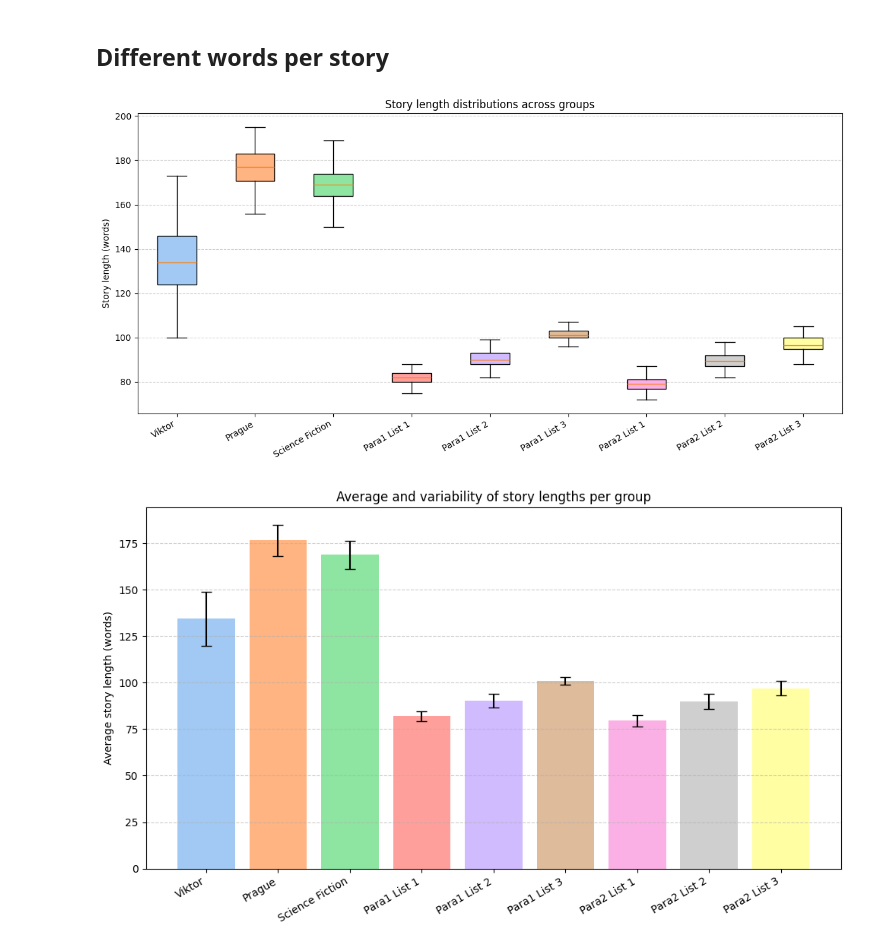
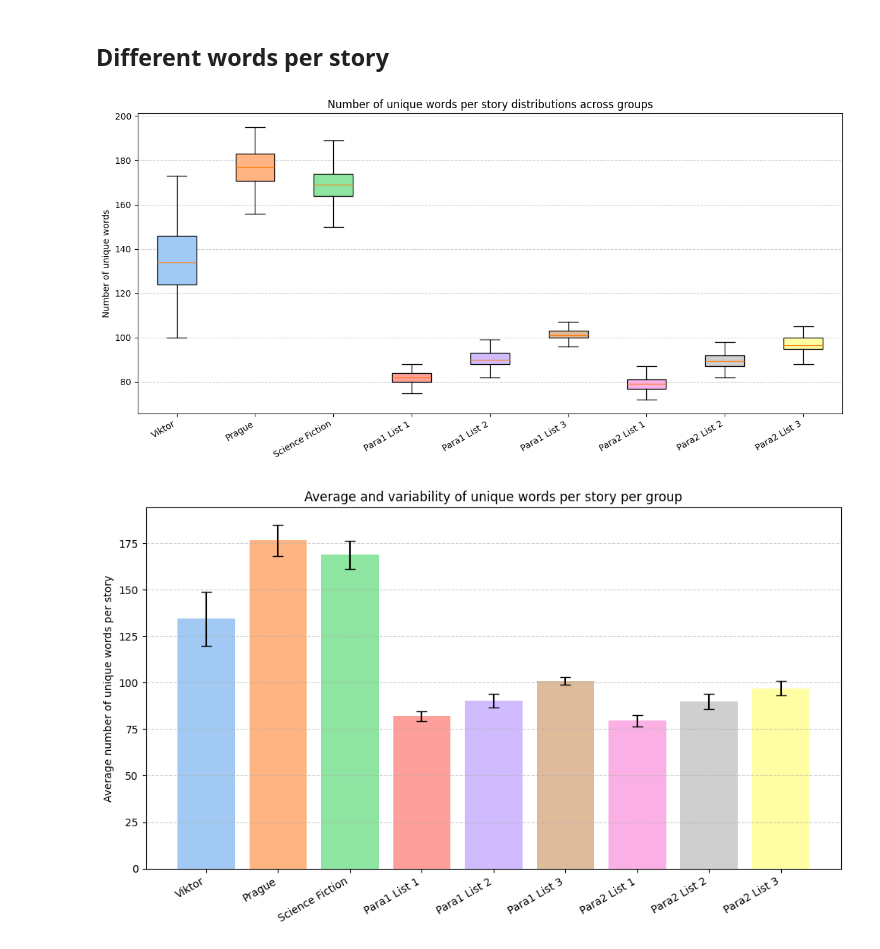
Before and after one commit to joaocnvdias/mech-i-coherence, a Jupyter notebook: vector-fields/development/prompt-v-paraphrase.ipynb, the cells around one changed output. Cells and saved outputs as stored; diff of their text form; code cells hidden in the pictures.

```diff
--- a/vector-fields/development/prompt-v-paraphrase.ipynb
+++ b/vector-fields/development/prompt-v-paraphrase.ipynb
@@ -249,33 +249,33 @@ batch_unique_counts = [
 # %%
 #boxplot
 plt.figure(figsize=(12, 6))
 box = plt.boxplot(batch_unique_counts, patch_artist=True, tick_labels=labels, showfliers=False)
 
 for patch, color in zip(box['boxes'], colors):
     patch.set_facecolor(color)
 
-plt.ylabel("Story length (words)")
-plt.title("Story length distributions across groups")
+plt.ylabel("Number of unique words")
+plt.title("Number of unique words per story distributions across groups")
 plt.xticks(rotation=30, ha="right")
 plt.grid(axis="y", linestyle="--", alpha=0.6)
 plt.tight_layout()
 plt.show()
 # %% [output]
-[figure, old version]
+[figure, new version]
 # %%
 means = [np.mean(lens) for lens in batch_unique_counts]
 stds = [np.std(lens) for lens in batch_unique_counts]
 
 plt.figure(figsize=(10, 6))
 bars = plt.bar(labels, means, yerr=stds, color=colors, capsize=5)
-plt.ylabel("Average story length (words)")
-plt.title("Average and variability of story lengths per group")
+plt.ylabel("Average number of unique words per story")
+plt.title("Average and variability of unique words per story per group")
 plt.xticks(rotation=30, ha="right")
 plt.grid(axis="y", linestyle="--", alpha=0.6)
 plt.tight_layout()
 plt.show()
 # %% [output]
-[figure, old version]
+[figure, new version]
 # %%
 #violin plot - density view
 data = []
```
Also changed, not shown: parts of 4 cells of this notebook.
